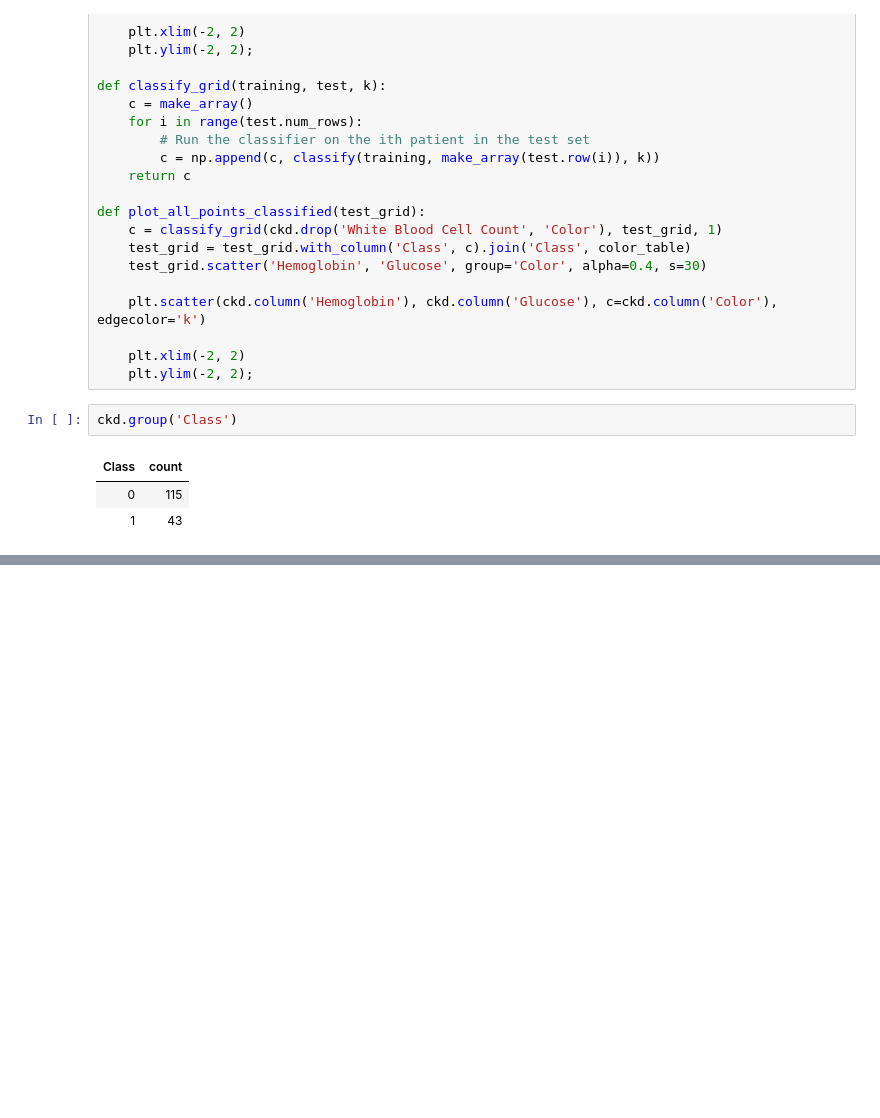
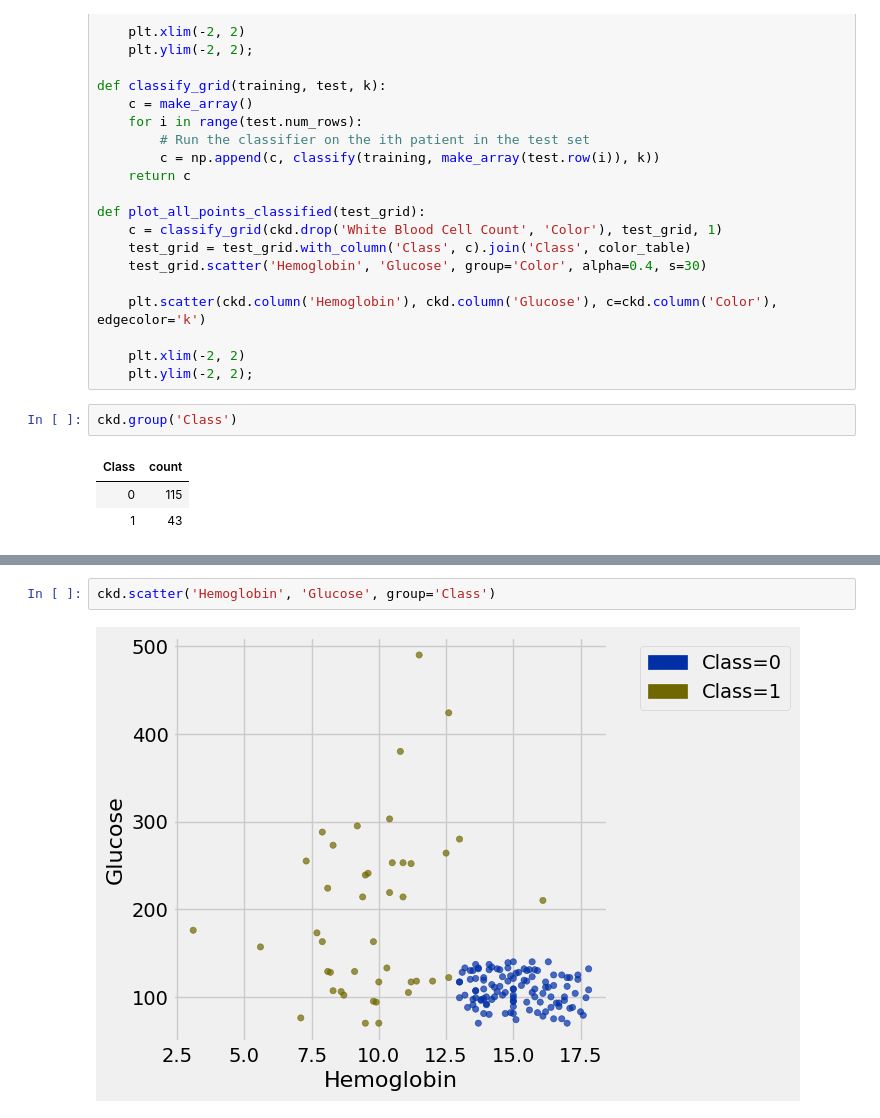
Before and after one commit to lochnes-007/Data8, a Jupyter notebook: 35-Classification.ipynb, the cells around one changed output, grey strips where cells are left out. Cells and saved outputs as stored; diff of their text form; blank space fills up the shorter version.

```diff
--- a/35-Classification.ipynb
+++ b/35-Classification.ipynb
@@ -106,0 +108,4 @@ ckd.scatter('White Blood Cell Count', 'Glucose', group='Class')
+# %%
+ckd.scatter('Hemoglobin', 'Glucose', group='Class')
+# %% [output]
+[figure, added]
```
Also changed, not shown: parts of 17 cells of this notebook.
